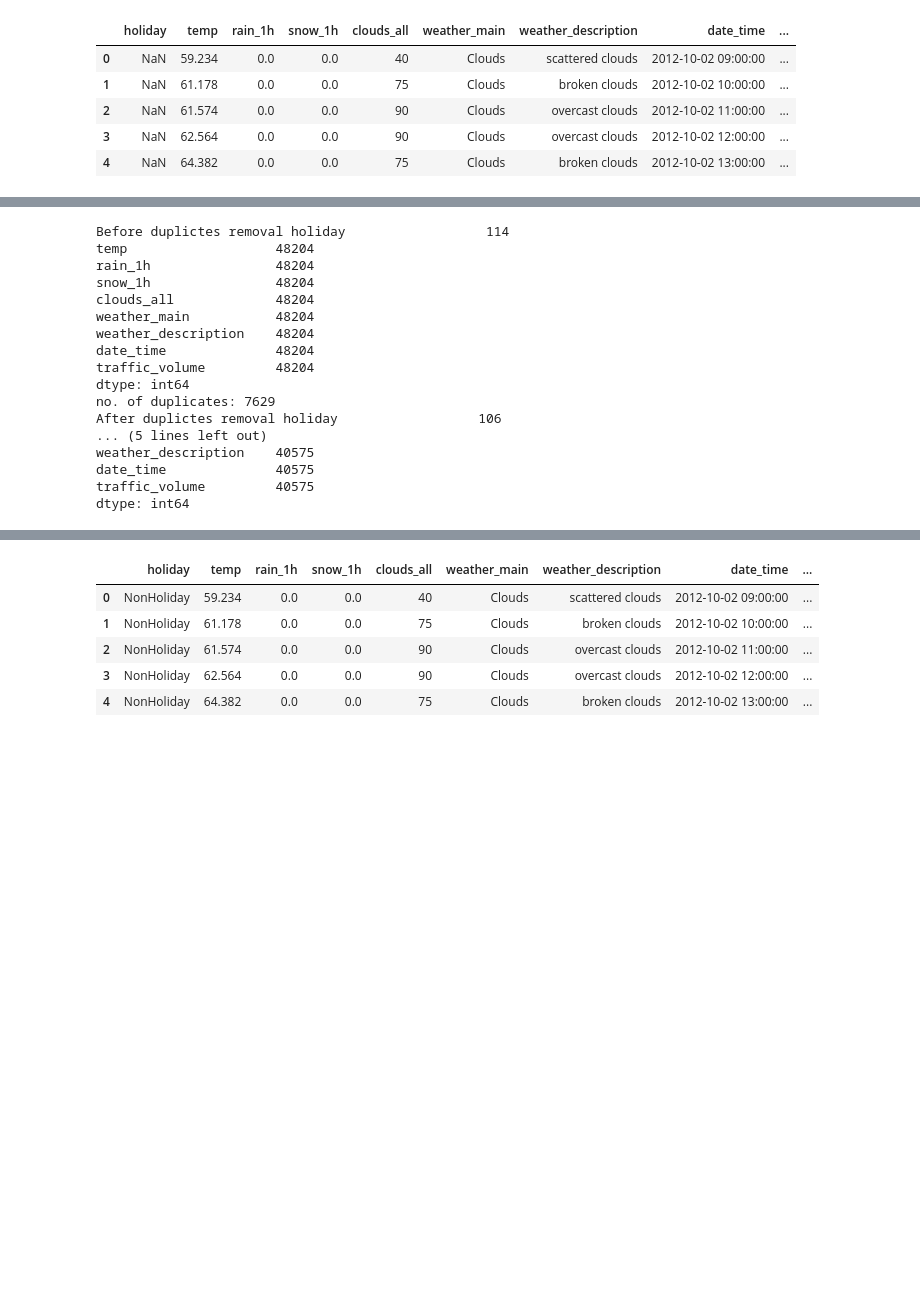
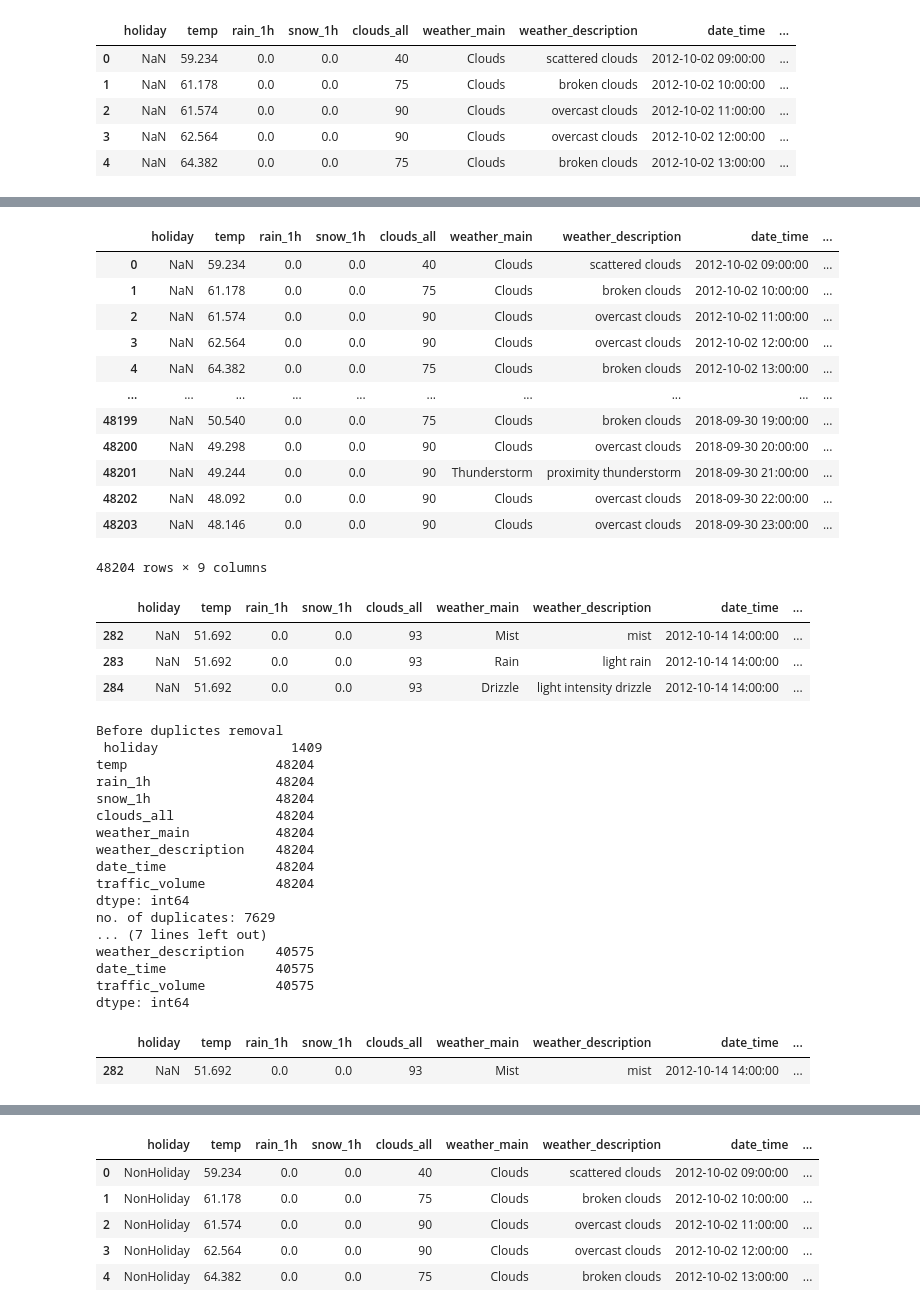
Before and after one commit to ajwilson79/traffic_volume_analysis, a Jupyter notebook: rajeev_branch01/traffic_analysis.ipynb, the cells around one changed output, grey strips where cells are left out. Drawn from its saved outputs; the diff is of its cells as text; code cells hidden in the pictures; blank space fills up the shorter version.

```diff
--- a/rajeev_branch01/traffic_analysis.ipynb
+++ b/rajeev_branch01/traffic_analysis.ipynb
@@ -88,6 +134,32 @@ Traffic_Volume_df.to_csv("data_cleanup.csv", index=False)
+# %%
+Traffic_Volume_df
+# %% [output]
+|  | holiday | temp | rain_1h | snow_1h | clouds_all | weather_main | weather_description | date_time | ... |
+| 0 | NaN | 59.234 | 0.0 | 0.0 | 40 | Clouds | scattered clouds | 2012-10-02 09:00:00 | ... |
+| 1 | NaN | 61.178 | 0.0 | 0.0 | 75 | Clouds | broken clouds | 2012-10-02 10:00:00 | ... |
+| 2 | NaN | 61.574 | 0.0 | 0.0 | 90 | Clouds | overcast clouds | 2012-10-02 11:00:00 | ... |
+| 3 | NaN | 62.564 | 0.0 | 0.0 | 90 | Clouds | overcast clouds | 2012-10-02 12:00:00 | ... |
+| 4 | NaN | 64.382 | 0.0 | 0.0 | 75 | Clouds | broken clouds | 2012-10-02 13:00:00 | ... |
+| ... | ... | ... | ... | ... | ... | ... | ... | ... | ... |
+| 48199 | NaN | 50.540 | 0.0 | 0.0 | 75 | Clouds | broken clouds | 2018-09-30 19:00:00 | ... |
+| 48200 | NaN | 49.298 | 0.0 | 0.0 | 90 | Clouds | overcast clouds | 2018-09-30 20:00:00 | ... |
+| 48201 | NaN | 49.244 | 0.0 | 0.0 | 90 | Thunderstorm | proximity thunderstorm | 2018-09-30 21:00:00 | ... |
+| 48202 | NaN | 48.092 | 0.0 | 0.0 | 90 | Clouds | overcast clouds | 2018-09-30 22:00:00 | ... |
+| 48203 | NaN | 48.146 | 0.0 | 0.0 | 90 | Clouds | overcast clouds | 2018-09-30 23:00:00 | ... |
+48204 rows × 9 columns
+# %%
+# date_time duplicate for a date.
+#for example
+duplicates= Traffic_Volume_df[Traffic_Volume_df['date_time'] == '2012-10-14 14:00']
+duplicates
+# %% [output]
+|  | holiday | temp | rain_1h | snow_1h | clouds_all | weather_main | weather_description | date_time | ... |
+| 282 | NaN | 51.692 | 0.0 | 0.0 | 93 | Mist | mist | 2012-10-14 14:00:00 | ... |
+| 283 | NaN | 51.692 | 0.0 | 0.0 | 93 | Rain | light rain | 2012-10-14 14:00:00 | ... |
+| 284 | NaN | 51.692 | 0.0 | 0.0 | 93 | Drizzle | light intensity drizzle | 2012-10-14 14:00:00 | ... |
 # %%
-#remve duplicates for coulmn "date_time"
-print("Before duplictes removal", Traffic_Volume_df.count())
+#remove duplicates for coulmn "date_time"
+print("Before duplictes removal\n", Traffic_Volume_df.count())
 
 duplicates = Traffic_Volume_df[Traffic_Volume_df.duplicated('date_time')]
 
@@ -95,9 +167,10 @@ print ("no. of duplicates:" , len(duplicates))
 
 Traffic_Volume_df.drop_duplicates('date_time', inplace=True)
 Traffic_Volume_df.to_csv("duplicates_removed.csv", index=False)
-print("After duplictes removal", Traffic_Volume_df.count())
+print("After duplictes removal\n", Traffic_Volume_df.count())
 # %% [output]
-Before duplictes removal holiday                  114
+Before duplictes removal
+ holiday                 1409
 temp                   48204
 rain_1h                48204
 snow_1h                48204
@@ -108,12 +181,19 @@ date_time              48204
 traffic_volume         48204
 dtype: int64
 no. of duplicates: 7629
-After duplictes removal holiday                  106
-... (5 lines left out)
+... (7 lines left out)
 weather_description    40575
 date_time              40575
 traffic_volume         40575
 dtype: int64
+# %%
+# Validate if date_time duplicates removed
+
+duplicates_removed = Traffic_Volume_df[Traffic_Volume_df['date_time'] == '2012-10-14 14:00']
+duplicates_removed
+# %% [output]
+|  | holiday | temp | rain_1h | snow_1h | clouds_all | weather_main | weather_description | date_time | ... |
+| 282 | NaN | 51.692 | 0.0 | 0.0 | 93 | Mist | mist | 2012-10-14 14:00:00 | ... |
 # %%
 #After removing duplicates
 Traffic_Volume_df.count()
```
Also changed, not shown: parts of 13 cells of this notebook, 1 other file.
